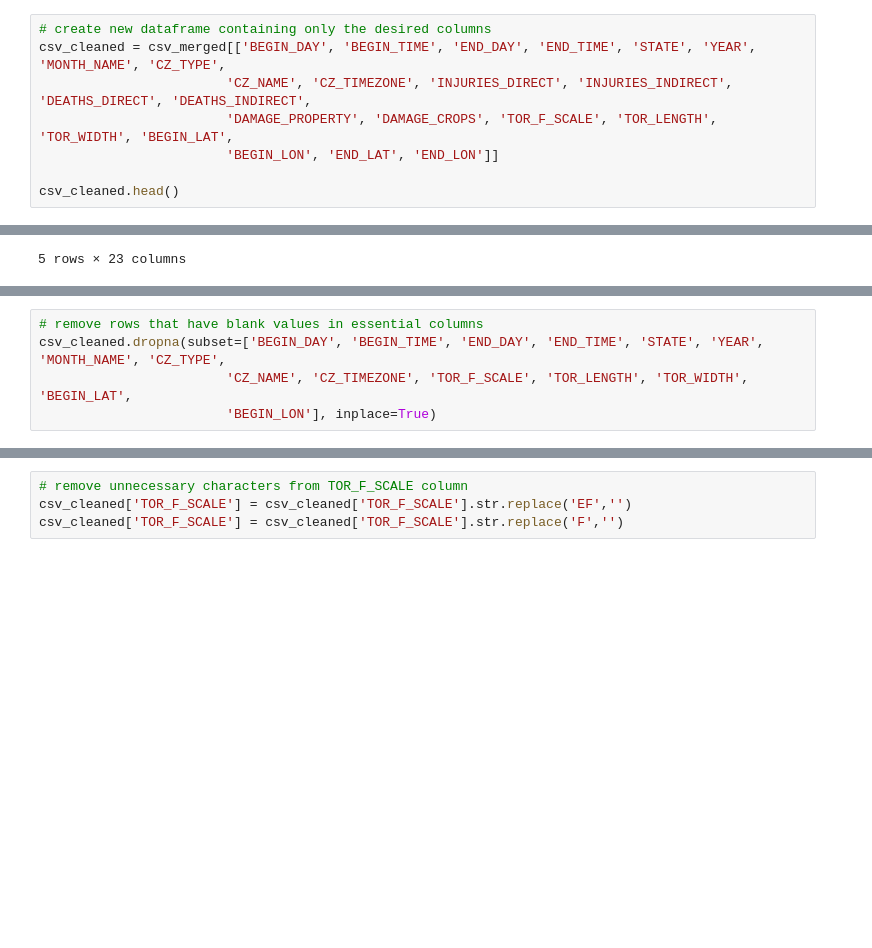
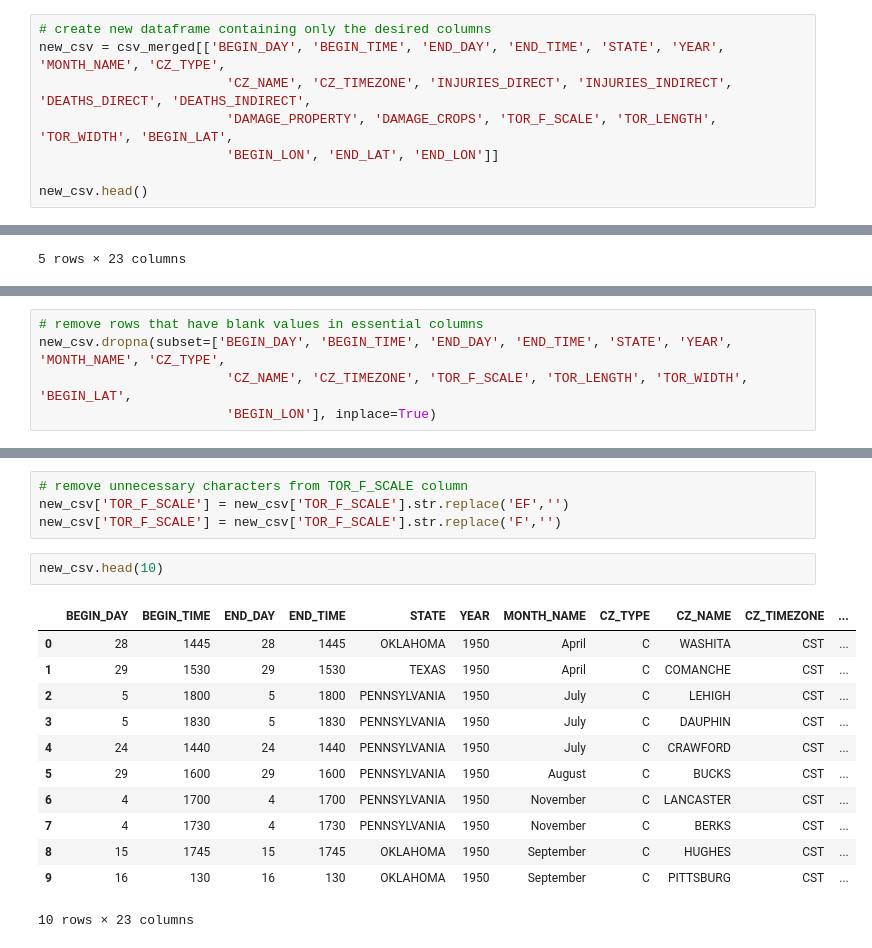
Before and after one commit to angiecfoust/tornado_vis, a Jupyter notebook: data_cleaning.ipynb, the cells around one changed output, grey strips where cells are left out. Saved outputs shown, nothing was run; the diff lists cells and outputs as text; blank space fills up the shorter version.

```diff
--- a/data_cleaning.ipynb
+++ b/data_cleaning.ipynb
@@ -31,11 +31,11 @@ csv_merged.head()
 # %%
 # create new dataframe containing only the desired columns
-csv_cleaned = csv_merged[['BEGIN_DAY', 'BEGIN_TIME', 'END_DAY', 'END_TIME', 'STATE', 'YEAR', 'MONTH_NAME', 'CZ_TYPE',
+new_csv = csv_merged[['BEGIN_DAY', 'BEGIN_TIME', 'END_DAY', 'END_TIME', 'STATE', 'YEAR', 'MONTH_NAME', 'CZ_TYPE',
                         'CZ_NAME', 'CZ_TIMEZONE', 'INJURIES_DIRECT', 'INJURIES_INDIRECT', 'DEATHS_DIRECT', 'DEATHS_INDIRECT',
                         'DAMAGE_PROPERTY', 'DAMAGE_CROPS', 'TOR_F_SCALE', 'TOR_LENGTH', 'TOR_WIDTH', 'BEGIN_LAT',
                         'BEGIN_LON', 'END_LAT', 'END_LON']]
 
-csv_cleaned.head()
+new_csv.head()
 # %% [output]
 |  | BEGIN_DAY | BEGIN_TIME | END_DAY | END_TIME | STATE | YEAR | MONTH_NAME | CZ_TYPE | CZ_NAME | CZ_TIMEZONE | ... |
 | 0 | 28 | 1445 | 28 | 1445 | OKLAHOMA | 1950 | April | C | WASHITA | CST | ... |
@@ -68,5 +68,5 @@ memory usage: 27.5+ MB
 # %%
 # remove rows that have blank values in essential columns
-csv_cleaned.dropna(subset=['BEGIN_DAY', 'BEGIN_TIME', 'END_DAY', 'END_TIME', 'STATE', 'YEAR', 'MONTH_NAME', 'CZ_TYPE',
+new_csv.dropna(subset=['BEGIN_DAY', 'BEGIN_TIME', 'END_DAY', 'END_TIME', 'STATE', 'YEAR', 'MONTH_NAME', 'CZ_TYPE',
                         'CZ_NAME', 'CZ_TIMEZONE', 'TOR_F_SCALE', 'TOR_LENGTH', 'TOR_WIDTH', 'BEGIN_LAT',
                         'BEGIN_LON'], inplace=True)
@@ -73,6 +93,21 @@ csv_cleaned.dropna(subset=['BEGIN_DAY', 'BEGIN_TIME', 'END_DAY', 'END_TIME', 'ST
 # %%
 # remove unnecessary characters from TOR_F_SCALE column
-csv_cleaned['TOR_F_SCALE'] = csv_cleaned['TOR_F_SCALE'].str.replace('EF','')
-csv_cleaned['TOR_F_SCALE'] = csv_cleaned['TOR_F_SCALE'].str.replace('F','')
+new_csv['TOR_F_SCALE'] = new_csv['TOR_F_SCALE'].str.replace('EF','')
+new_csv['TOR_F_SCALE'] = new_csv['TOR_F_SCALE'].str.replace('F','')
+# %%
+new_csv.head(10)
+# %% [output]
+|  | BEGIN_DAY | BEGIN_TIME | END_DAY | END_TIME | STATE | YEAR | MONTH_NAME | CZ_TYPE | CZ_NAME | CZ_TIMEZONE | ... |
+| 0 | 28 | 1445 | 28 | 1445 | OKLAHOMA | 1950 | April | C | WASHITA | CST | ... |
+| 1 | 29 | 1530 | 29 | 1530 | TEXAS | 1950 | April | C | COMANCHE | CST | ... |
+| 2 | 5 | 1800 | 5 | 1800 | PENNSYLVANIA | 1950 | July | C | LEHIGH | CST | ... |
+| 3 | 5 | 1830 | 5 | 1830 | PENNSYLVANIA | 1950 | July | C | DAUPHIN | CST | ... |
+| 4 | 24 | 1440 | 24 | 1440 | PENNSYLVANIA | 1950 | July | C | CRAWFORD | CST | ... |
+| 5 | 29 | 1600 | 29 | 1600 | PENNSYLVANIA | 1950 | August | C | BUCKS | CST | ... |
+| 6 | 4 | 1700 | 4 | 1700 | PENNSYLVANIA | 1950 | November | C | LANCASTER | CST | ... |
+| 7 | 4 | 1730 | 4 | 1730 | PENNSYLVANIA | 1950 | November | C | BERKS | CST | ... |
+| 8 | 15 | 1745 | 15 | 1745 | OKLAHOMA | 1950 | September | C | HUGHES | CST | ... |
+| 9 | 16 | 130 | 16 | 130 | OKLAHOMA | 1950 | September | C | PITTSBURG | CST | ... |
+10 rows × 23 columns
 # %%
 # check dataframe info
```
Also changed, not shown: parts of 9 cells of this notebook, 1 other file.
